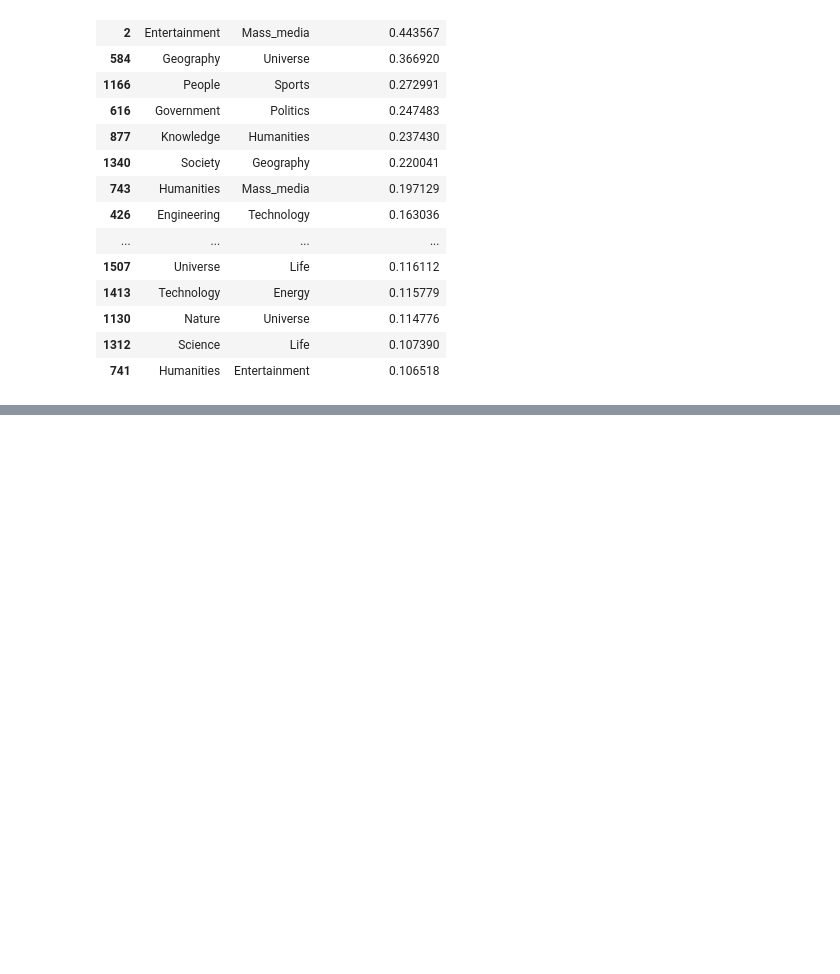
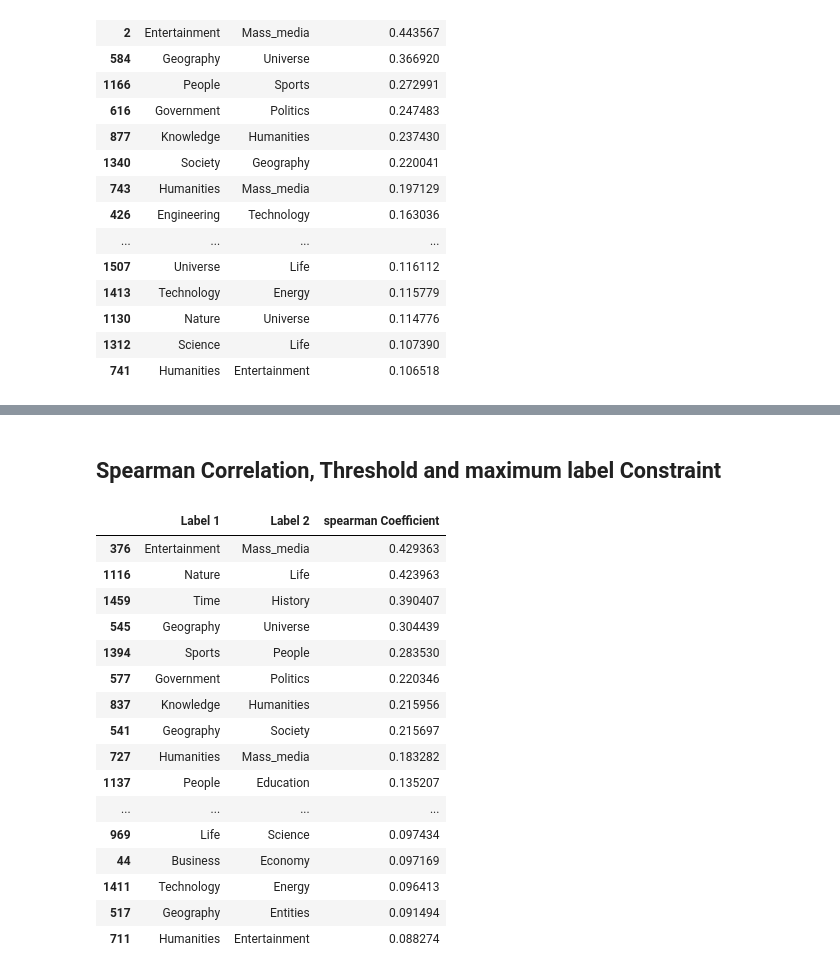
Before and after one commit to alexcalabrese/dsl_project, a Jupyter notebook: DS Lab - Project - Data Exploration.ipynb, the cells around one changed output, grey strips where cells are left out. Cells and saved outputs as stored; diff of their text form; code cells hidden in the pictures; blank space fills up the shorter version.

Commit message:
Data Exploration Update

```diff
--- a/DS Lab - Project - Data Exploration.ipynb
+++ b/DS Lab - Project - Data Exploration.ipynb
@@ -486,0 +451,16 @@ Helsinki City Bikes :
+# %% [markdown]
+## Spearman Correlation, Threshold and maximum label Constraint
+# %%
+def extract_labels(df, max_labels = 3, min_percentage = 0.1):
+    labels_df = pd.DataFrame(df['topics_with_percentages'].to_list())
+
+    # all elements below min_percentage must turn into 0
+    labels_df = labels_df.applymap(lambda x: None if x < min_percentage else x)
+
+    # Extract max_labels greatest values in each row
+    labels_df = labels_df.apply(lambda x: x.nlargest(max_labels), axis=1)
+
+    # all non None elements to 1
+    labels_df = labels_df.applymap(lambda x: 0 if pd.isnull(x) else 1)
+
+    return labels_df
@@ -486,0 +469,39 @@ Helsinki City Bikes :
+# %%
+# calculate phi coefficient
+spearman_corr = labels_df.corr(method='spearman')
+
+# flatten the matrix
+spearman_corr = spearman_corr.stack().reset_index()
+
+# set column names
+spearman_corr.columns = ['Label 1', 'Label 2', 'spearman Coefficient']
+
+# filter out the self-correlations
+spearman_corr = spearman_corr[spearman_corr['Label 1'] != spearman_corr['Label 2']].sort_values(by='spearman Coefficient', ascending=False)
+
+# remove duplicates
+spearman_corr['sorted_labels'] = spearman_corr.apply(lambda x: tuple(sorted([x['Label 1'], x['Label 2']])), axis=1)
+spearman_corr = spearman_corr.drop_duplicates('sorted_labels')
+
+# drop the sorted_labels column
+spearman_corr = spearman_corr.drop('sorted_labels', axis=1)
+
+spearman_corr.head(20)
+# %% [output]
+|  | Label 1 | Label 2 | spearman Coefficient |
+| 376 | Entertainment | Mass_media | 0.429363 |
+| 1116 | Nature | Life | 0.423963 |
+| 1459 | Time | History | 0.390407 |
+| 545 | Geography | Universe | 0.304439 |
+| 1394 | Sports | People | 0.283530 |
+| 577 | Government | Politics | 0.220346 |
+| 837 | Knowledge | Humanities | 0.215956 |
+| 541 | Geography | Society | 0.215697 |
+| 727 | Humanities | Mass_media | 0.183282 |
+| 1137 | People | Education | 0.135207 |
+| ... | ... | ... | ... |
+| 969 | Life | Science | 0.097434 |
+| 44 | Business | Economy | 0.097169 |
+| 1411 | Technology | Energy | 0.096413 |
+| 517 | Geography | Entities | 0.091494 |
+| 711 | Humanities | Entertainment | 0.088274 |
```
Also changed, not shown: parts of 5 cells of this notebook.
